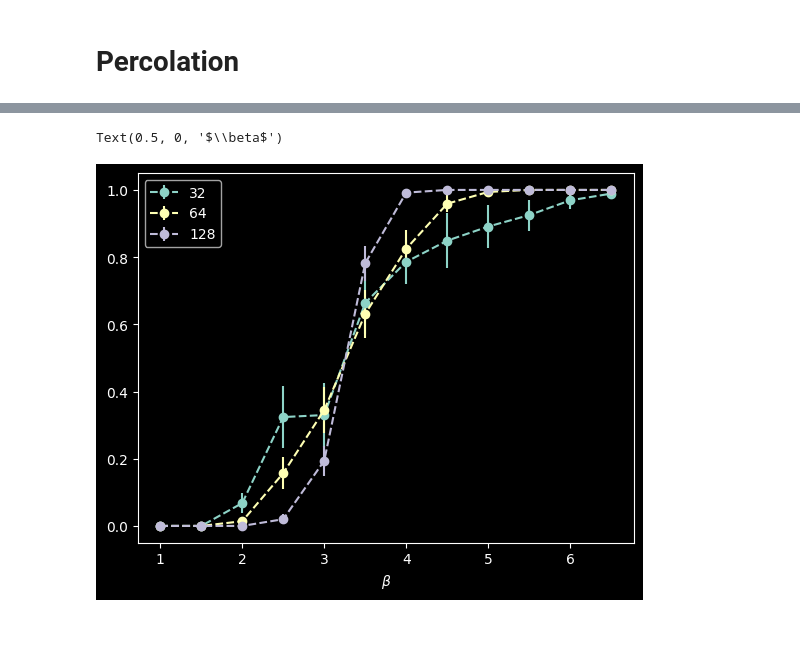
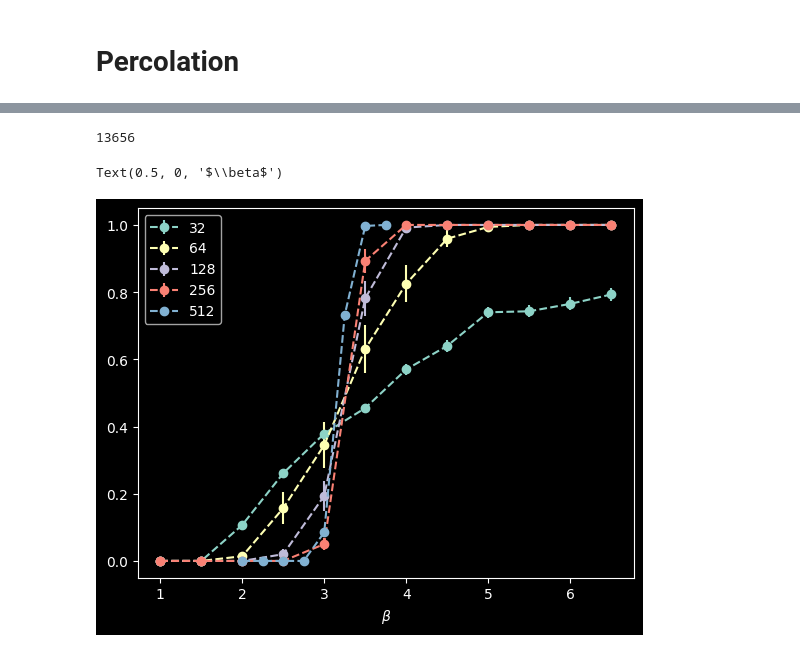
Before and after one commit to lollox1k/Thesis, a Jupyter notebook: Code/percolation_notebook.ipynb, the cells around one changed output, grey strips where cells are left out. Cells and saved outputs as stored; diff of their text form; code cells hidden in the pictures.

```diff
--- a/Code/percolation_notebook.ipynb
+++ b/Code/percolation_notebook.ipynb
@@ -116,11 +25,0 @@ prob_5, sigma_5 = read_data('data\\percolation\\5_2024-04-09_17_45_40.json')
-# %%
-prob = np.array([prob_2, prob_3, prob_4, prob_5])
-sigma = np.array([sigma_2, sigma_3, sigma_4, sigma_5])
-betas = [2, 3, 4, 5]
-grid_sizes = [32, 64, 96, 128]
-
-for i in range(len(grid_sizes)):
-    plt.errorbar(betas, prob.T[i], yerr=sigma.T[i], label=grid_sizes[i], linestyle='--', marker='o')
-
-plt.xlabel(r'$\beta$')
-plt.legend()
@@ -130,3 +42,7 @@ plt.legend()
+# %%
+_[0][0]
+# %% [output]
+13656
 # %%
 def read_perc_data(file_name):
     with open(file_name, 'r') as file:
@@ -149,18 +65,22 @@ def read_perc_data(file_name):
 
     return summary['mean'], summary['mcse_mean']
 # %%
-perc_prob_32, sigma_32 = read_perc_data('data\\percolation\\32_2024-04-09_19_21_20.json')
+perc_prob_32, sigma_32 = read_perc_data('data\\percolation\\32_2024-04-15_16_47_22.json')
 perc_prob_64, sigma_64 = read_perc_data('data\\percolation\\64_2024-04-09_20_38_24.json')
-per_prob_128, sigma_128 = read_perc_data('data\\percolation\\128_2024-04-10_02_55_26.json')
+perc_prob_128, sigma_128 = read_perc_data('data\\percolation\\128_2024-04-10_02_55_26.json')
+perc_prob_256, sigma_256 = read_perc_data('data\\percolation\\256_2024-04-12_20_47_02.json')
+perc_prob_512, sigma_512 = read_perc_data('data\\percolation\\512_2024-04-16_18_40_54.json')
 
-perc_probs = [perc_prob_32, perc_prob_64, per_prob_128]
-sigmas = [sigma_32, sigma_64, sigma_128]
+perc_probs = [perc_prob_32, perc_prob_64, perc_prob_128, perc_prob_256, perc_prob_512]
+sigmas = [sigma_32, sigma_64, sigma_128, sigma_256, sigma_512]
 # %%
-grid_sizes = [32, 64, 128]
-for i in range(len(perc_probs)):
+grid_sizes = [32, 64, 128, 256, 512]
+for i in range(len(perc_probs)-1):
     plt.errorbar(np.arange(1, 7, 0.5), perc_probs[i], sigmas[i], linestyle='--', marker='o',label = grid_sizes[i])
+
+plt.errorbar(np.arange(2, 4, 0.25), perc_prob_512, linestyle='--', marker='o',label = grid_sizes[-1])
 plt.legend()
 plt.xlabel(r'$\beta$')
 # %% [output]
 Text(0.5, 0, '$\\beta$')
-[figure, old version]
+[figure, new version]
```
Also changed, not shown: parts of 20 cells of this notebook, 19 other files.
